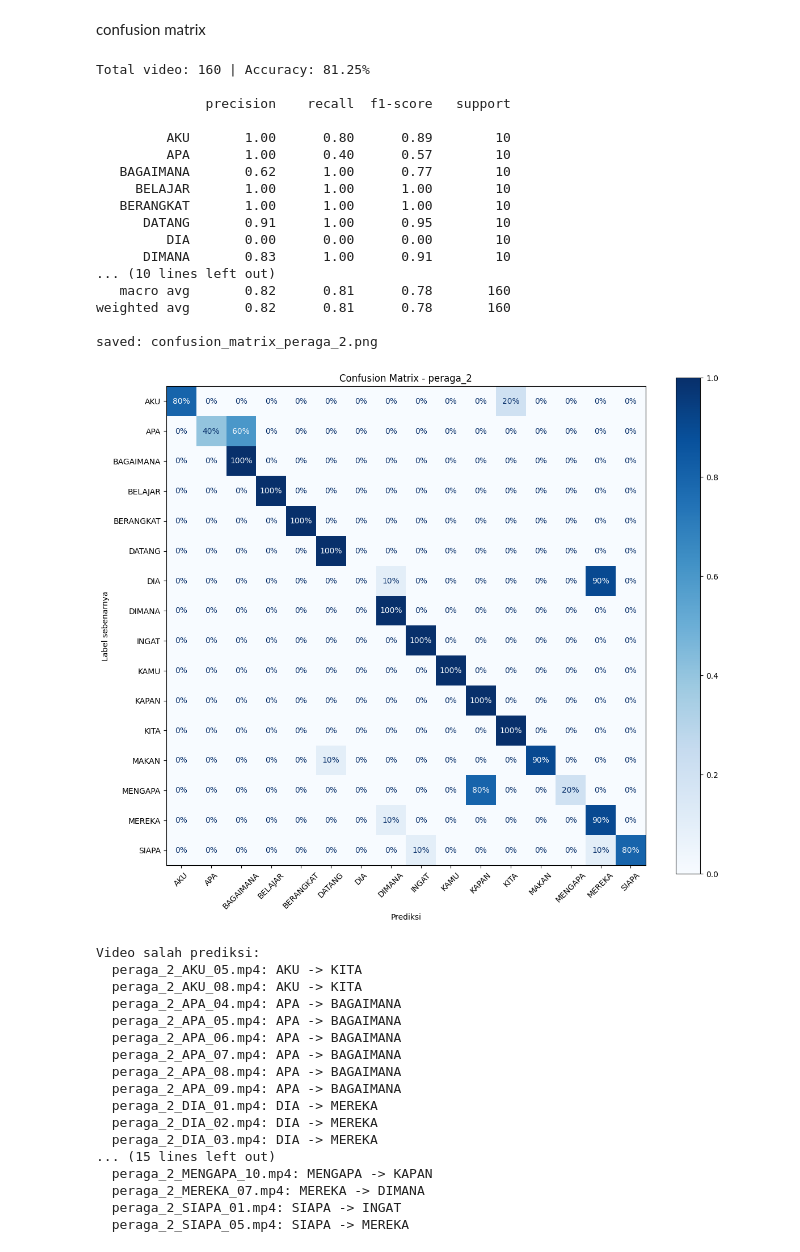
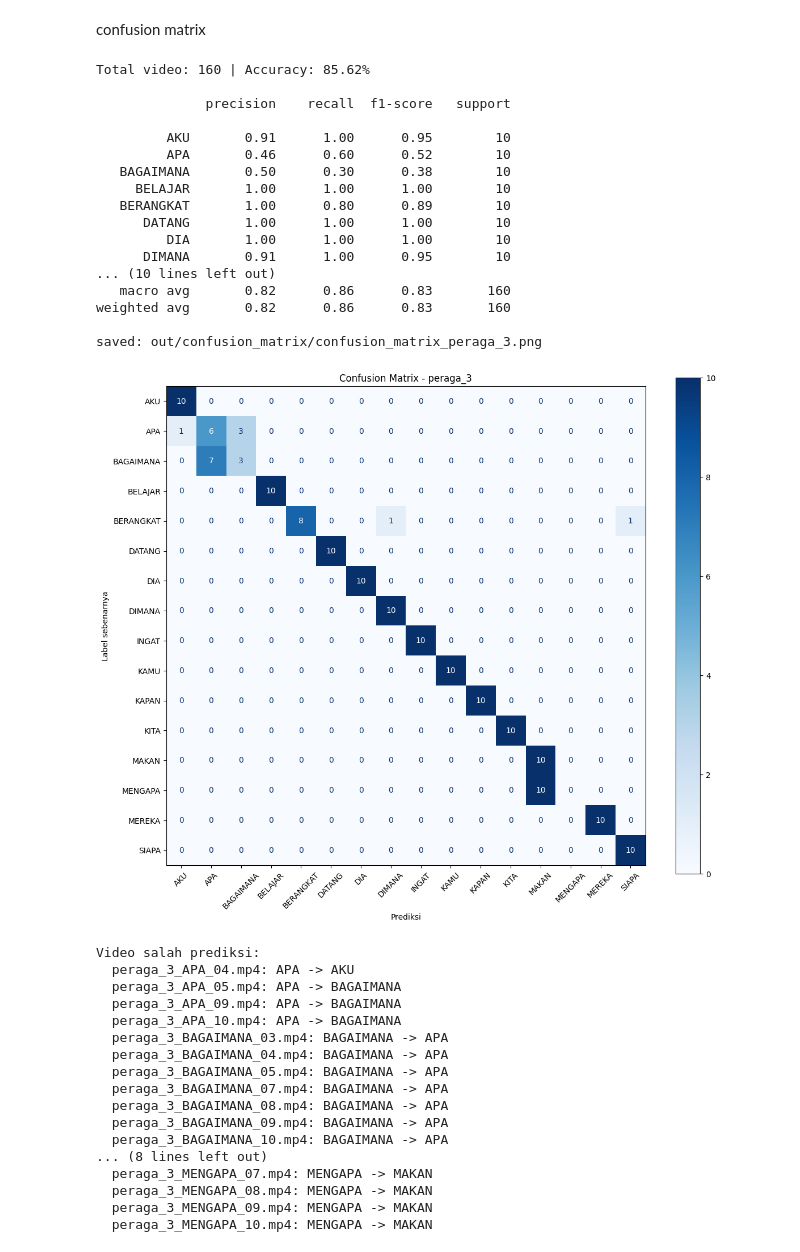
Before and after one commit to A225N/bisindo-recognizer-lstm, a Jupyter notebook: main_handreach.ipynb, the cells around one changed output. Cells and saved outputs as stored; diff of their text form; code cells hidden in the pictures.

Commit message:
add: updated new confusion matrix

```diff
--- a/main_handreach.ipynb
+++ b/main_handreach.ipynb
@@ -1183,10 +1183,10 @@ from sklearn.metrics import confusion_matrix, ConfusionMatrixDisplay, classifica
 
 # ============================== CONFIG ==============================
 cm_dataset_dir  = "dataset_per_kata"
-cm_test_peraga  = "peraga_2"                          # ganti: "peraga_2" / "peraga_3"
-cm_model_path   = "peraga_1_3_train_handreach_77.h5"     # samakan dengan model di cell evaluasi
-cm_normalize    = True                                # True = persen per baris (recall), False = jumlah video
-cm_save_path    = f"confusion_matrix_{cm_test_peraga}.png"
+cm_test_peraga  = "peraga_3"                          # ganti: "peraga_2" / "peraga_3"
+cm_model_path   = "peraga_1_2_train_handreach_83.h5"     # samakan dengan model di cell evaluasi
+cm_normalize    = False                                # True = persen per baris (recall), False = jumlah video
+cm_save_path    = f"out/confusion_matrix/confusion_matrix_{cm_test_peraga}.png"
 # ====================================================================
 
 
@@ -1247,59 +1247,59 @@ def plot_confusion_matrix(y_true, y_pred, classes_list, title, normalize=True, s
     plt.show()
     return cm
 
 
 y_true, y_pred, classes_list, names = collect_predictions(cm_dataset_dir, cm_test_peraga, cm_model_path)
 
 acc = (y_true == y_pred).mean()
 print(f"\nTotal video: {len(y_true)} | Accuracy: {acc * 100:.2f}%\n")
 print(classification_report(y_true, y_pred, labels=list(range(len(classes_list))),
                             target_names=classes_list, zero_division=0))
 
 cm = plot_confusion_matrix(
     y_true, y_pred, classes_list,
     title=f"Confusion Matrix - {cm_test_peraga}",
     normalize=cm_normalize,
     save_path=cm_save_path,
 )
 
 # daftar video yang salah prediksi
 print("\nVideo salah prediksi:")
 for n, t, p in zip(names, y_true, y_pred):
     if t != p:
         print(f"  {n}: {classes_list[t]} -> {classes_list[p]}")
 # %% [output]
-Total video: 160 | Accuracy: 81.25%
+Total video: 160 | Accuracy: 85.62%
 
               precision    recall  f1-score   support
 
-         AKU       1.00      0.80      0.89        10
-         APA       1.00      0.40      0.57        10
-   BAGAIMANA       0.62      1.00      0.77        10
+         AKU       0.91      1.00      0.95        10
+         APA       0.46      0.60      0.52        10
+   BAGAIMANA       0.50      0.30      0.38        10
      BELAJAR       1.00      1.00      1.00        10
-   BERANGKAT       1.00      1.00      1.00        10
-      DATANG       0.91      1.00      0.95        10
-         DIA       0.00      0.00      0.00        10
-      DIMANA       0.83      1.00      0.91        10
+   BERANGKAT       1.00      0.80      0.89        10
+      DATANG       1.00      1.00      1.00        10
+         DIA       1.00      1.00      1.00        10
+      DIMANA       0.91      1.00      0.95        10
 ... (10 lines left out)
-   macro avg       0.82      0.81      0.78       160
-weighted avg       0.82      0.81      0.78       160
+   macro avg       0.82      0.86      0.83       160
+weighted avg       0.82      0.86      0.83       160
 
-saved: confusion_matrix_peraga_2.png
+saved: out/confusion_matrix/confusion_matrix_peraga_3.png
-[figure, old version]
+[figure, new version]
 Video salah prediksi:
-  peraga_2_AKU_05.mp4: AKU -> KITA
-  peraga_2_AKU_08.mp4: AKU -> KITA
-  peraga_2_APA_04.mp4: APA -> BAGAIMANA
-  peraga_2_APA_05.mp4: APA -> BAGAIMANA
-  peraga_2_APA_06.mp4: APA -> BAGAIMANA
-  peraga_2_APA_07.mp4: APA -> BAGAIMANA
-  peraga_2_APA_08.mp4: APA -> BAGAIMANA
-  peraga_2_APA_09.mp4: APA -> BAGAIMANA
-  peraga_2_DIA_01.mp4: DIA -> MEREKA
-  peraga_2_DIA_02.mp4: DIA -> MEREKA
-  peraga_2_DIA_03.mp4: DIA -> MEREKA
-... (15 lines left out)
-  peraga_2_MENGAPA_10.mp4: MENGAPA -> KAPAN
-  peraga_2_MEREKA_07.mp4: MEREKA -> DIMANA
-  peraga_2_SIAPA_01.mp4: SIAPA -> INGAT
-  peraga_2_SIAPA_05.mp4: SIAPA -> MEREKA
+  peraga_3_APA_04.mp4: APA -> AKU
+  peraga_3_APA_05.mp4: APA -> BAGAIMANA
+  peraga_3_APA_09.mp4: APA -> BAGAIMANA
+  peraga_3_APA_10.mp4: APA -> BAGAIMANA
+  peraga_3_BAGAIMANA_03.mp4: BAGAIMANA -> APA
+  peraga_3_BAGAIMANA_04.mp4: BAGAIMANA -> APA
+  peraga_3_BAGAIMANA_05.mp4: BAGAIMANA -> APA
+  peraga_3_BAGAIMANA_07.mp4: BAGAIMANA -> APA
+  peraga_3_BAGAIMANA_08.mp4: BAGAIMANA -> APA
+  peraga_3_BAGAIMANA_09.mp4: BAGAIMANA -> APA
+  peraga_3_BAGAIMANA_10.mp4: BAGAIMANA -> APA
+... (8 lines left out)
+  peraga_3_MENGAPA_07.mp4: MENGAPA -> MAKAN
+  peraga_3_MENGAPA_08.mp4: MENGAPA -> MAKAN
+  peraga_3_MENGAPA_09.mp4: MENGAPA -> MAKAN
+  peraga_3_MENGAPA_10.mp4: MENGAPA -> MAKAN
```
Also changed, not shown: 5 other files.
